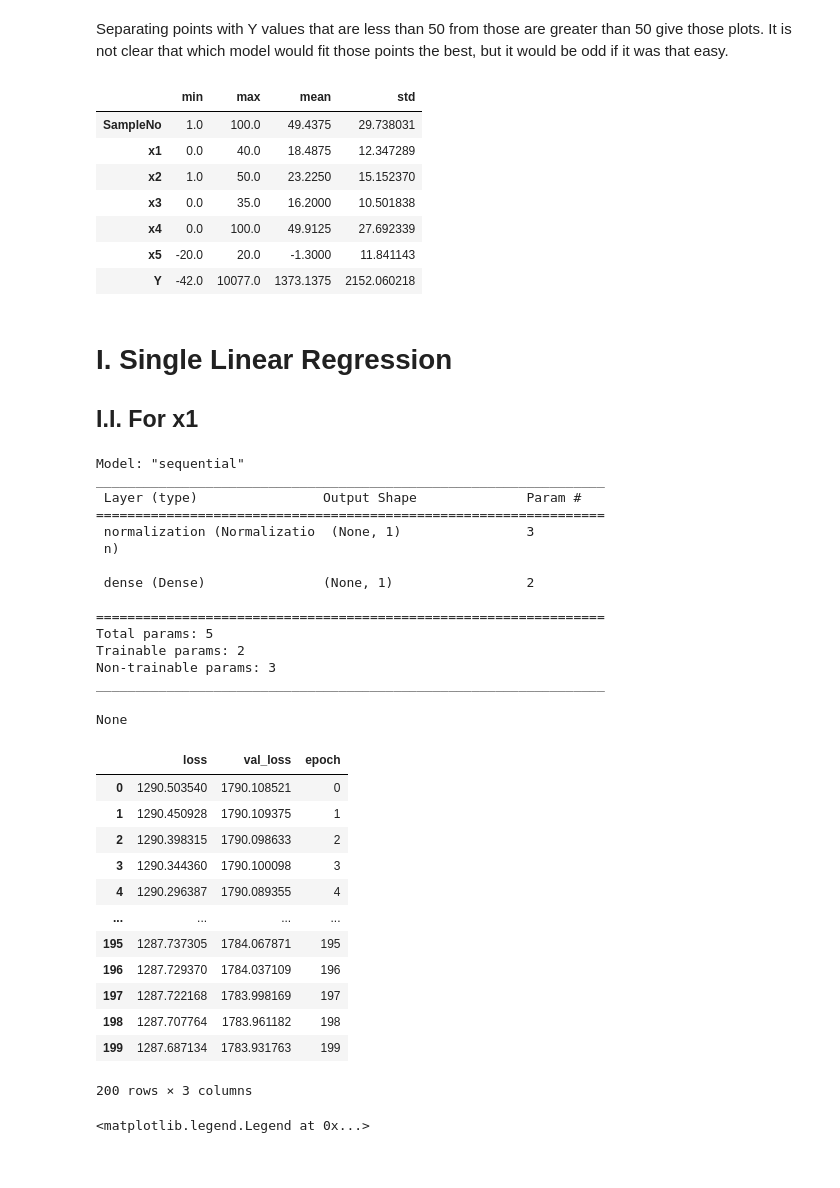
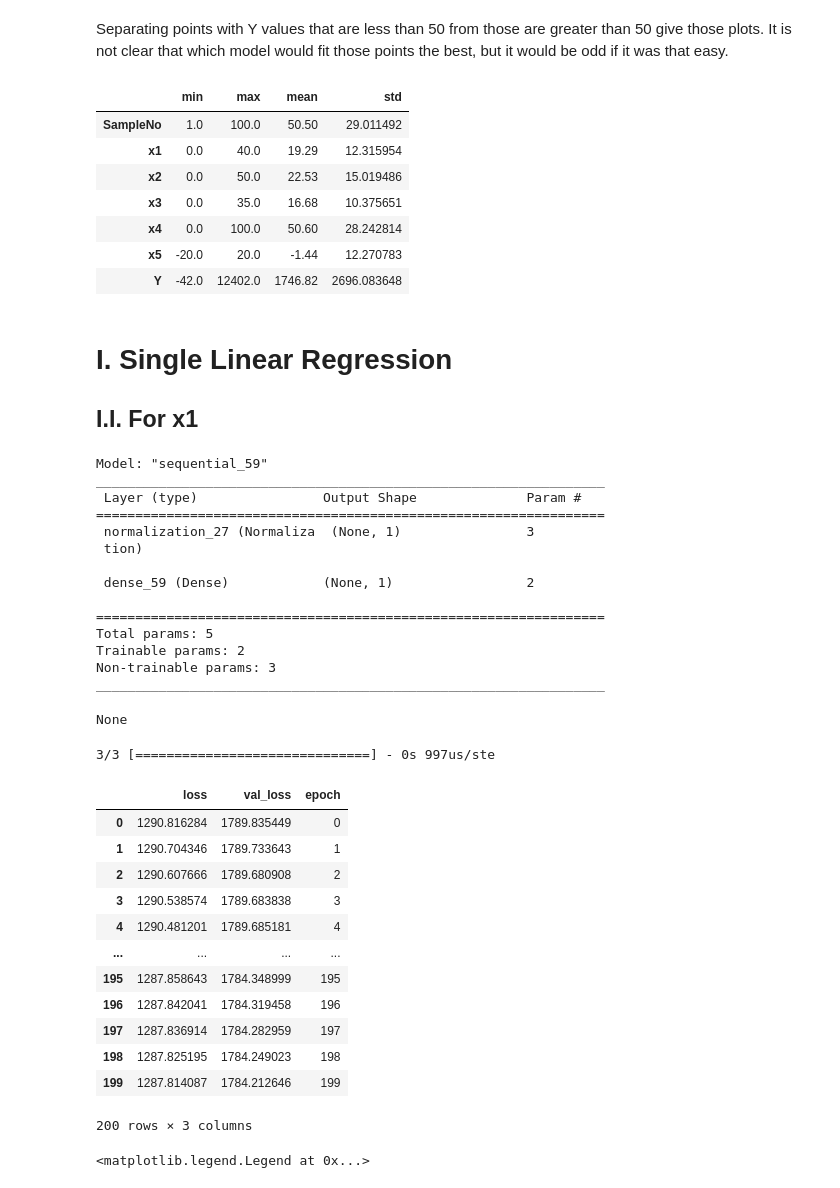
Before and after one commit to DefinitelyVixon/CE475-Project, a Jupyter notebook: Project.ipynb, the cells around one changed output. Cells and saved outputs as stored; diff of their text form; code cells hidden in the pictures.

```diff
--- a/Project.ipynb
+++ b/Project.ipynb
@@ -8,17 +8,22 @@ import pandas as pd
 import numpy as np
 
 np.set_printoptions(precision=3, suppress=True)
+error_calculation_metrics = ['mean_squared_error', 'mean_absolute_error']
+ecm = error_calculation_metrics[1]
 # %% [markdown]
 Before applying any machine learning algorithms, I wanted to see how each of the given predictors relate to each other.
 To do it, I have found out pairplot() function from seaborn library which takes the name of columns (predictors) as
 parameters and plots each one of them with another.
 # %%
 raw_dataset = pd.read_csv('dataset_v1.csv', sep=',', skipinitialspace=True)
-dataset = raw_dataset.copy().dropna()
+dataset = raw_dataset.copy()
+predict_set = dataset.tail(20)
+dataset = dataset.drop(predict_set.index)
 
 train_set = dataset.sample(frac=0.8, random_state=0)
 test_set = dataset.drop(train_set.index)
 
+
 sns.pairplot(train_set[['x1', 'x2', 'x3', 'x4', 'x5', 'x6']], diag_kind='kde')
 # %% [output]
 <seaborn.axisgrid.PairGrid at 0x...>
@@ -75,17 +84,17 @@ test_features = test_set.copy()
 train_labels = train_features.pop('Y')
 test_labels = test_features.pop('Y')
 
-table_heuristics = train_set.describe().transpose()[['min', 'max', 'mean', 'std']]
+table_heuristics = dataset.describe().transpose()[['min', 'max', 'mean', 'std']]
 display(table_heuristics)
 # %% [output]
 |  | min | max | mean | std |
-| SampleNo | 1.0 | 100.0 | 49.4375 | 29.738031 |
-| x1 | 0.0 | 40.0 | 18.4875 | 12.347289 |
-| x2 | 1.0 | 50.0 | 23.2250 | 15.152370 |
-| x3 | 0.0 | 35.0 | 16.2000 | 10.501838 |
-| x4 | 0.0 | 100.0 | 49.9125 | 27.692339 |
-| x5 | -20.0 | 20.0 | -1.3000 | 11.841143 |
-| Y | -42.0 | 10077.0 | 1373.1375 | 2152.060218 |
+| SampleNo | 1.0 | 100.0 | 50.50 | 29.011492 |
+| x1 | 0.0 | 40.0 | 19.29 | 12.315954 |
+| x2 | 0.0 | 50.0 | 22.53 | 15.019486 |
+| x3 | 0.0 | 35.0 | 16.68 | 10.375651 |
+| x4 | 0.0 | 100.0 | 50.60 | 28.242814 |
+| x5 | -20.0 | 20.0 | -1.44 | 12.270783 |
+| Y | -42.0 | 12402.0 | 1746.82 | 2696.083648 |
 # %% [markdown]
 # I. Single Linear Regression
 
@@ -99,14 +108,14 @@ x1_model = tf.keras.Sequential([x1_normalizer, layers.Dense(units=1)])
 
 display(x1_model.summary())
 # %% [output]
-Model: "sequential"
+Model: "sequential_59"
 _________________________________________________________________
  Layer (type)                Output Shape              Param #
 =================================================================
- normalization (Normalizatio  (None, 1)                3
- n)
+ normalization_27 (Normaliza  (None, 1)                3
+ tion)
 
- dense (Dense)               (None, 1)                 2
+ dense_59 (Dense)            (None, 1)                 2
 
 =================================================================
 Total params: 5
@@ -115,35 +124,33 @@ Non-trainable params: 3
 _________________________________________________________________
 None
 # %%
-# def rmse_error(y_actual, y_prediction):
-#     return K.sqrt(K.mean(K.square(y_prediction - y_actual), axis=-1))
-
 x1_model.predict(x1)
-x1_model.compile(optimizer=tf.optimizers.Adam(learning_rate=0.1), loss='mean_absolute_error')
+x1_model.compile(optimizer=tf.optimizers.Adam(learning_rate=0.1), loss=ecm)
 
 history = x1_model.fit(x=train_features['x1'],
                        y=train_labels,
                        epochs=200,
                        verbose=0,
                        validation_split=0.2)
 
 hist = pd.DataFrame(history.history)
 hist['epoch'] = history.epoch
 display(hist)
 # %% [output]
+3/3 [==============================] - 0s 997us/ste
 |  | loss | val_loss | epoch |
-| 0 | 1290.503540 | 1790.108521 | 0 |
-| 1 | 1290.450928 | 1790.109375 | 1 |
-| 2 | 1290.398315 | 1790.098633 | 2 |
-| 3 | 1290.344360 | 1790.100098 | 3 |
-| 4 | 1290.296387 | 1790.089355 | 4 |
+| 0 | 1290.816284 | 1789.835449 | 0 |
+| 1 | 1290.704346 | 1789.733643 | 1 |
+| 2 | 1290.607666 | 1789.680908 | 2 |
+| 3 | 1290.538574 | 1789.683838 | 3 |
+| 4 | 1290.481201 | 1789.685181 | 4 |
 | ... | ... | ... | ... |
-| 195 | 1287.737305 | 1784.067871 | 195 |
-| 196 | 1287.729370 | 1784.037109 | 196 |
-| 197 | 1287.722168 | 1783.998169 | 197 |
-| 198 | 1287.707764 | 1783.961182 | 198 |
-| 199 | 1287.687134 | 1783.931763 | 199 |
+| 195 | 1287.858643 | 1784.348999 | 195 |
+| 196 | 1287.842041 | 1784.319458 | 196 |
+| 197 | 1287.836914 | 1784.282959 | 197 |
+| 198 | 1287.825195 | 1784.249023 | 198 |
+| 199 | 1287.814087 | 1784.212646 | 199 |
-200 rows × 3 columns
+200 rows × 3 columns
 # %%
 fig, ax = plt.subplots()
 ax.set_xlim([table_heuristics['min']['x1'], table_heuristics['max']['x1']])
```
Also changed, not shown: parts of 23 cells of this notebook.
